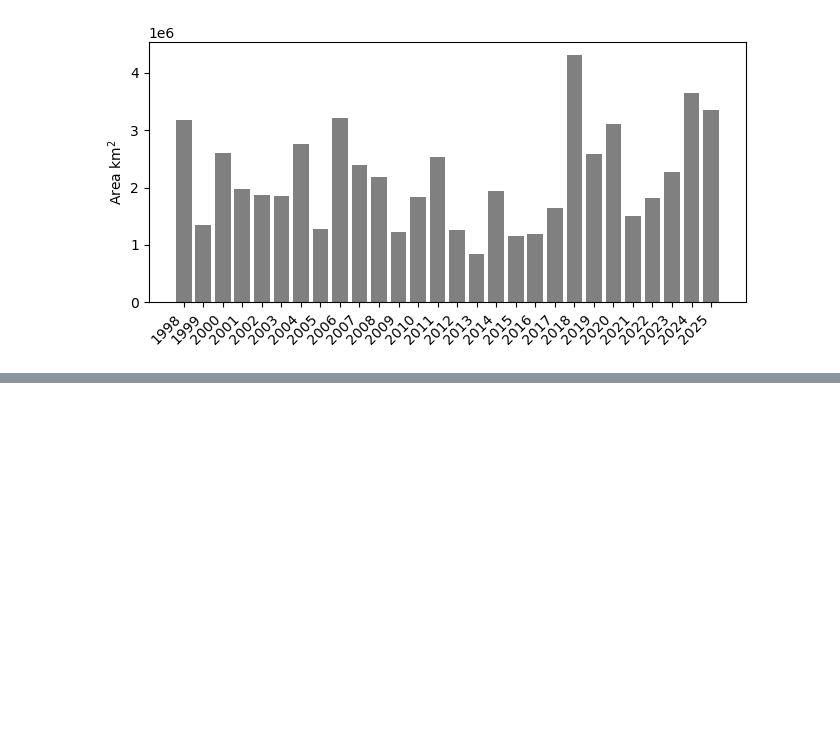
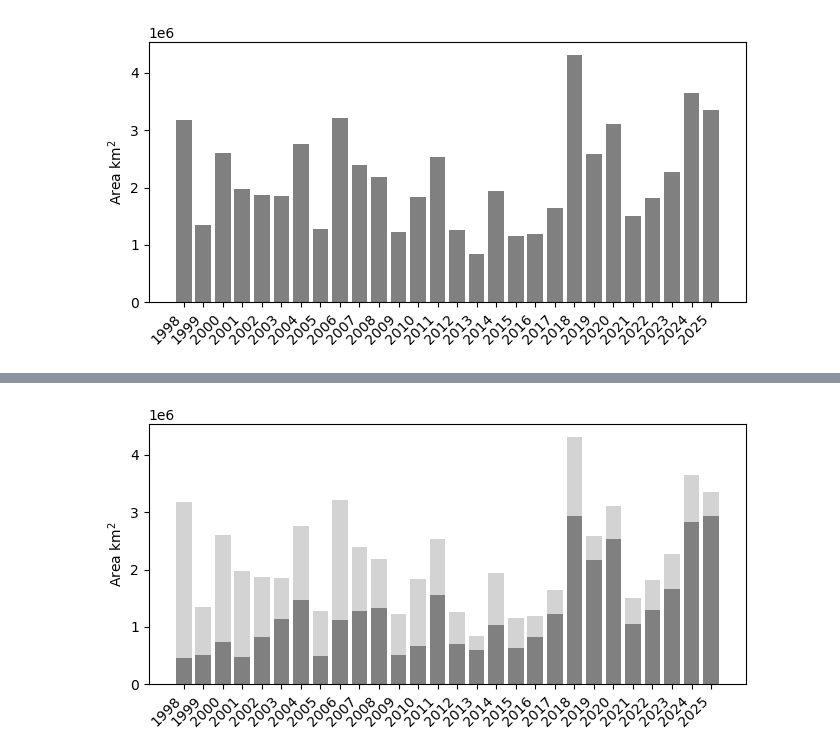
Before and after one commit to jamiesash/climate, a Jupyter notebook: code/pycode/mag_area_barplots.ipynb, the cells around one changed output, grey strips where cells are left out. Drawn from its saved outputs; the diff is of its cells as text; code cells hidden in the pictures; blank space fills up the shorter version.

```diff
--- a/code/pycode/mag_area_barplots.ipynb
+++ b/code/pycode/mag_area_barplots.ipynb
@@ -43,0 +69,24 @@ plt.show()
+# %%
+# ---- Figure 2: Area with cloud-correction error bars ----
+# Lower bound = observed area, upper bound = cloud-corrected area
+# Asymmetric error: bar shows corrected, whisker extends down to observed
+#area_err_lower = df["true_area_km2"] - df["max_area_km2"]  # correction amount
+#area_err_upper = np.zeros(len(df))                          # no upward error
+
+fig, ax = plt.subplots(figsize=(6.7, 3.5))
+
+ax.bar(df["year"], df["true_area_km2"], color="lightgrey", edgecolor="none")
+ax.bar(df["year"], df["max_area_km2"], color="grey", edgecolor="none")
+
+# ax.errorbar(df["year"], df["true_area_km2"],
+#             #yerr=[area_err_lower, area_err_upper],
+#             fmt='none', ecolor='black', capsize=2, linewidth=0.8)
+ax.set_ylabel("Area km$^{2}$")
+ax.set_xticks(df["year"])
+ax.set_xticklabels(df["year"], rotation=45, ha="right")
+plt.tight_layout()
+# plt.savefig('../../figures/bloom_area_1mad_20260609.pdf', format='pdf', bbox_inches='tight', dpi=600)
+# plt.savefig('../../figures/bloom_area_1mad_20260609.png', format='png', bbox_inches='tight', dpi=600)
+plt.show()
+# %% [output]
+[figure, added]
```
Also changed, not shown: parts of 6 cells of this notebook, 14 other files.
